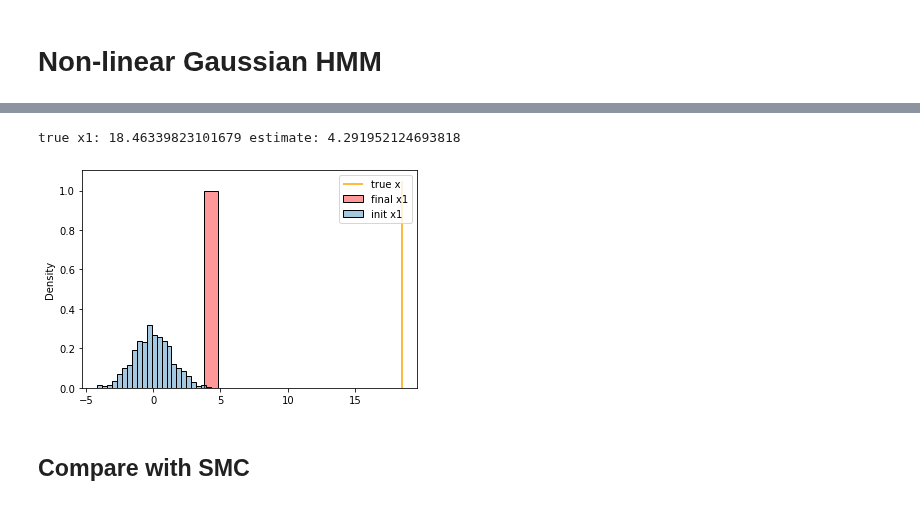
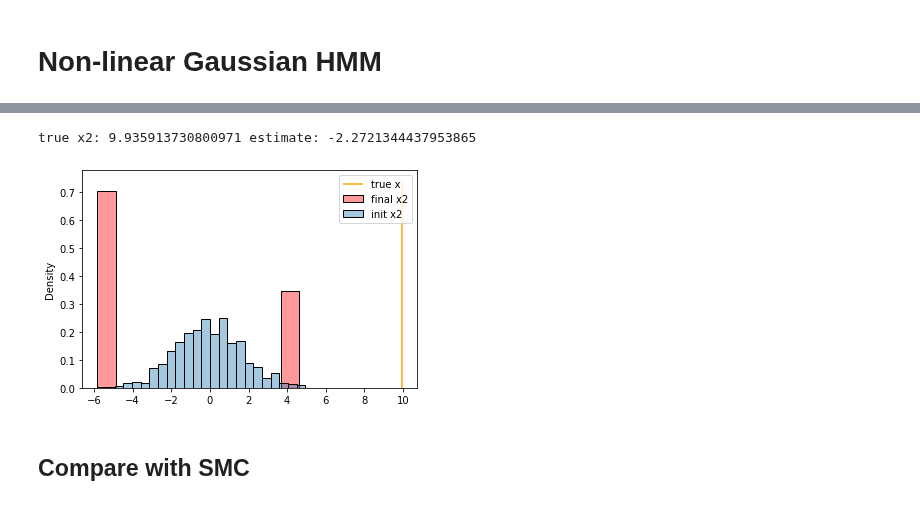
Before and after one commit to XingLLiu/u-stat-high-dim, a Jupyter notebook: examples.ipynb, the cells around one changed output, grey strips where cells are left out. Drawn from its saved outputs; the diff is of its cells as text; code cells hidden in the pictures.

```diff
--- a/examples.ipynb
+++ b/examples.ipynb
@@ -160,22 +152,22 @@ true x3: 7.2453845003430155 estimate: 6.016206116044707
 true x4: -4.2920114514712395 estimate: 6.642293988349027
 # %%
-ind = 1
+ind = 2
 
 x_true = x_vec[ind, 0]
 
 sns.histplot(x_pos_resampled[ind, :], stat="density", color="r", alpha=0.4, label=f"final x{ind}")
 sns.histplot(x_pos[ind, :], stat="density", alpha=0.4, label=f"init x{ind}")
 ymax = plt.ylim()[1]
 plt.vlines(x_true, 0, ymax, color="orange", label="true x")
 plt.legend()
 
 print(
     f"true x{ind}:", x_true,
     "estimate:", tf.reduce_mean(x_pos_resampled[ind, :]).numpy()
 )
 # %% [output]
-true x1: 18.46339823101679 estimate: 4.291952124693818
+true x2: 9.935913730800971 estimate: -2.2721344437953865
-[figure, old version]
+[figure, new version]
 # %% [markdown]
 ## Compare with SMC
 # %%
```
Also changed, not shown: parts of 25 cells of this notebook, 1 other file.
